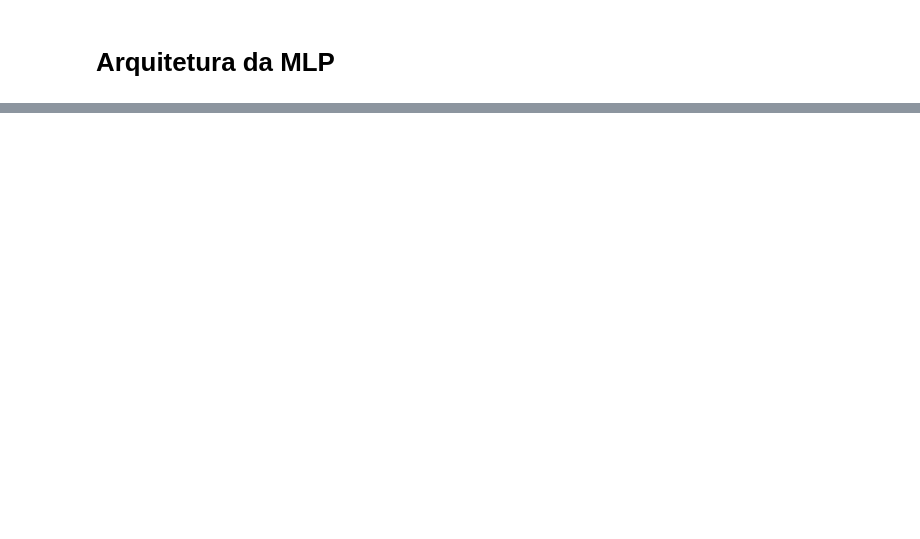
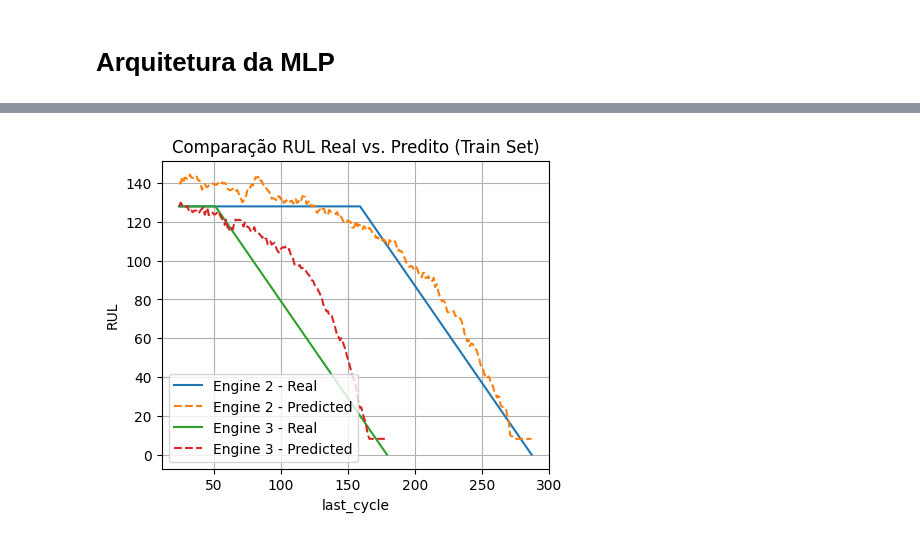
Before and after one commit to daviseemann/turbofan-rul-prediction-cmapss, a Jupyter notebook: notebooks/MLP-1.ipynb, the cells around one changed output, grey strips where cells are left out. Cells and saved outputs as stored; diff of their text form; code cells hidden in the pictures; blank space fills up the shorter version.

```diff
--- a/notebooks/MLP-1.ipynb
+++ b/notebooks/MLP-1.ipynb
@@ -353,0 +367,35 @@ plt.show()
+# %%
+def plot_rul_predictions(df, start=1,stop=1, dataset_type='train'):
+    """
+    Plota a comparação entre RUL real e RUL predito por engine_id.
+
+    Parâmetros:
+    - df: DataFrame contendo as colunas ['engine_id', 'cycle', 'RUL', 'RUL_PREDICTED']
+    - engines_to_plot: Quantidade de engines a serem exibidas
+    - dataset_type: 'train' ou 'test' (apenas para título)
+    """
+    engine_ids = df["engine_id"].unique()[start-1:stop]
+
+    plt.figure(figsize=(5, 4))
+
+    for engine_id in engine_ids:
+        engine_data = df[df["engine_id"] == engine_id]
+        plt.plot(engine_data["last_cycle"], engine_data["RUL"], label=f'Engine {engine_id} - Real', linestyle='-')
+        plt.plot(engine_data["last_cycle"], engine_data["RUL_PREDICTED"], label=f'Engine {engine_id} - Predicted', linestyle='--')
+
+    plt.xlabel('last_cycle')
+    plt.ylabel('RUL')
+    plt.title(f'Comparação RUL Real vs. Predito ({dataset_type.capitalize()} Set)')
+    plt.legend()
+    plt.grid(True)
+    plt.show()
+# %%
+df_train_windows = df_train_windows.reset_index(drop=True)
+
+# Criando o DataFrame de resultados
+df_results = df_train_windows[["engine_id", "RUL", "last_cycle"]].copy()
+
+df_results['RUL_PREDICTED'] = model.predict(X_train)
+
+plot_rul_predictions(df_results, start=2,stop=3,dataset_type='train')
+# %% [output]
@@ -353,0 +403 @@ plt.show()
+[figure, added]
```
Also changed, not shown: parts of 13 cells of this notebook.
